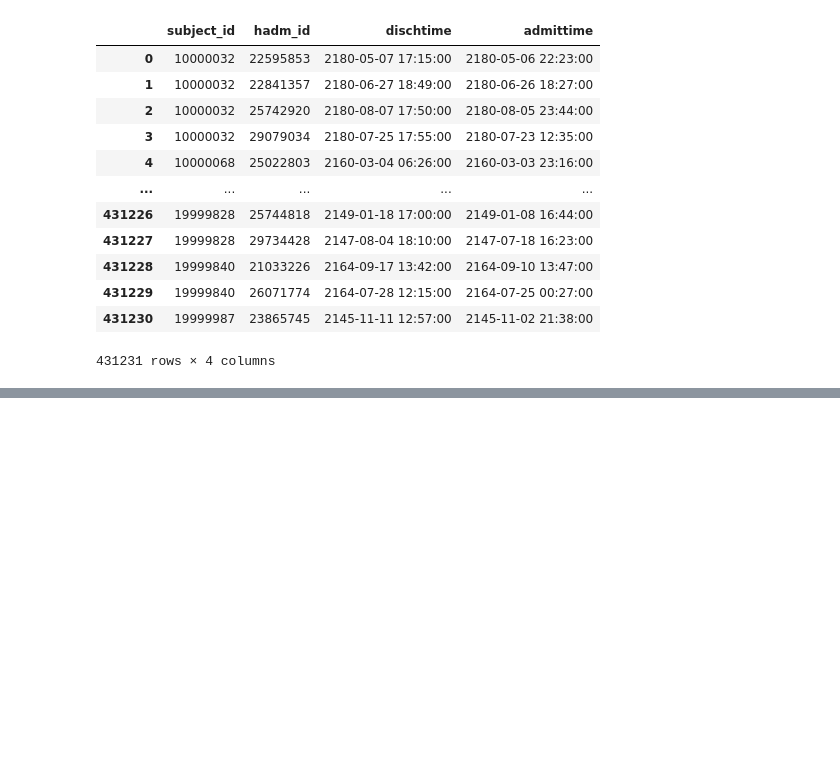
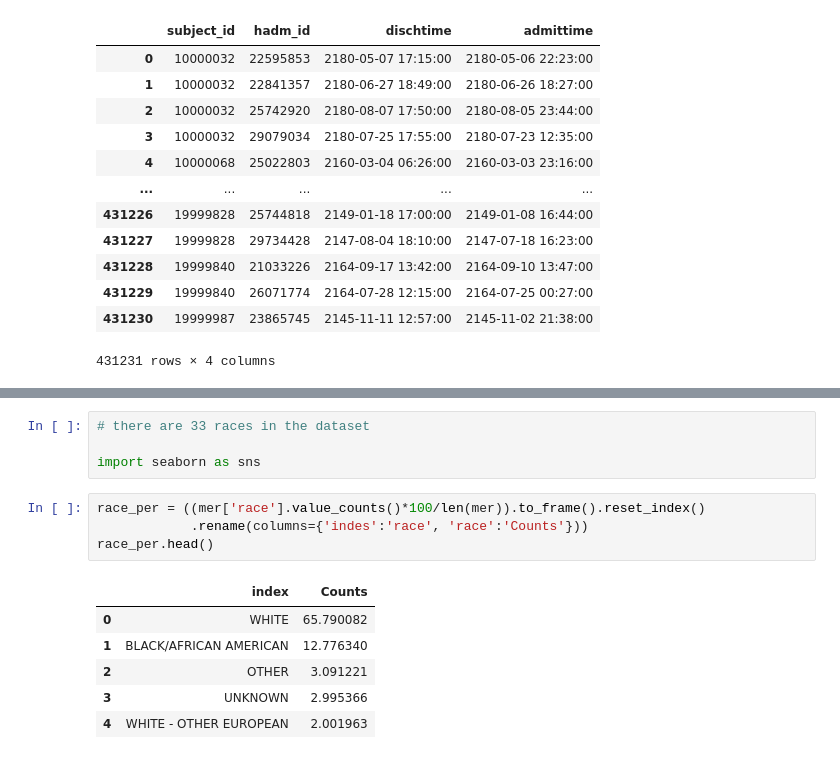
Before and after one commit to smitamisra/EHR_exploration, a Jupyter notebook: notebooks/db_exploration_creatingVisuals.ipynb, the cells around one changed output, grey strips where cells are left out. Drawn from its saved outputs; the diff is of its cells as text; blank space fills up the shorter version.

```diff
--- a/notebooks/db_exploration_creatingVisuals.ipynb
+++ b/notebooks/db_exploration_creatingVisuals.ipynb
@@ -349,0 +311,15 @@ FROM admissions as a
+# %%
+# there are 33 races in the dataset
+
+import seaborn as sns
+# %%
+race_per = ((mer['race'].value_counts()*100/len(mer)).to_frame().reset_index()
+            .rename(columns={'indes':'race', 'race':'Counts'}))
+race_per.head()
+# %% [output]
+|  | index | Counts |
+| 0 | WHITE | 65.790082 |
+| 1 | BLACK/AFRICAN AMERICAN | 12.776340 |
+| 2 | OTHER | 3.091221 |
+| 3 | UNKNOWN | 2.995366 |
+| 4 | WHITE - OTHER EUROPEAN | 2.001963 |
```
Also changed, not shown: parts of 11 cells of this notebook, 1 other file.
